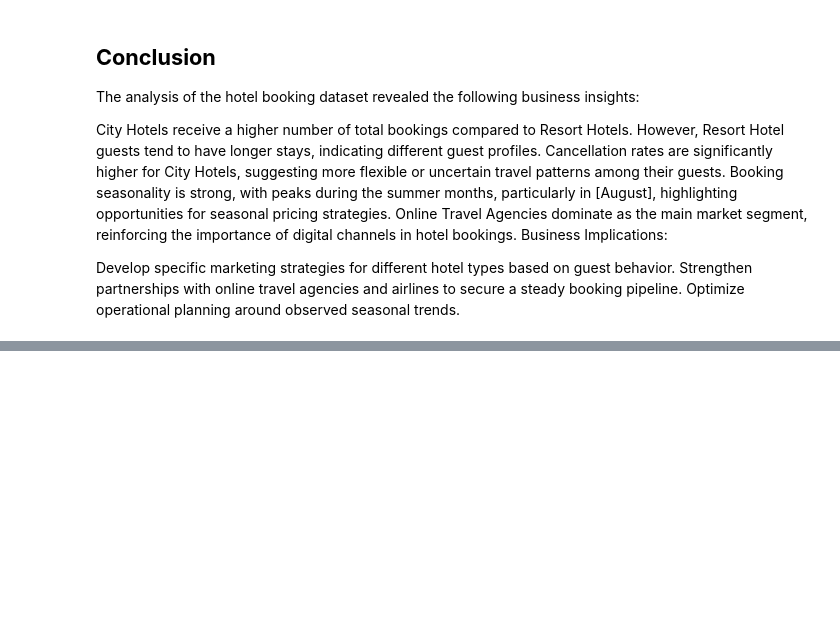
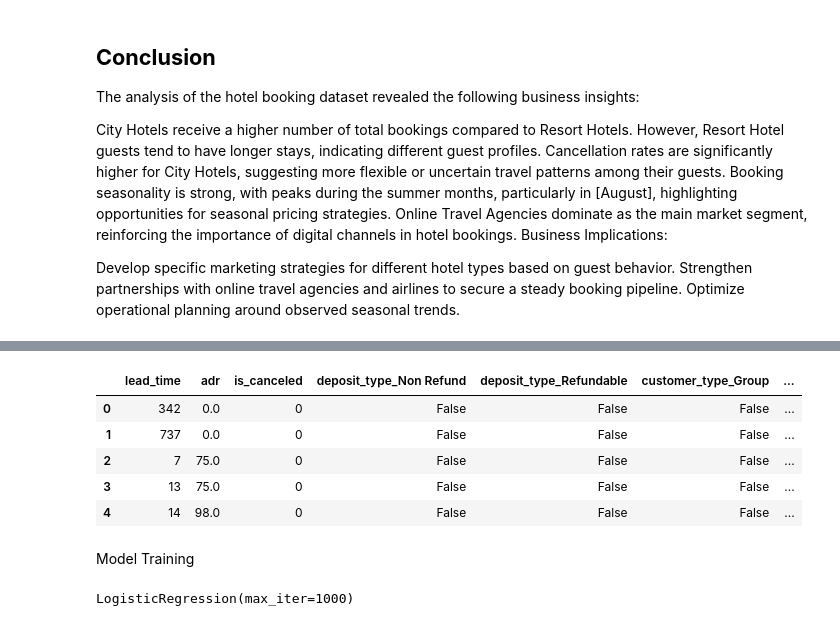
Before and after one commit to LuisaPolicarpo/Hotel, a Jupyter notebook: Hotel.ipynb, the cells around one changed output, grey strips where cells are left out. Saved outputs shown, nothing was run; the diff lists cells and outputs as text; code cells hidden in the pictures; blank space fills up the shorter version.

```diff
--- a/Hotel.ipynb
+++ b/Hotel.ipynb
@@ -453,3 +459,12 @@ Business Implications:
 Develop specific marketing strategies for different hotel types based on guest behavior.
 Strengthen partnerships with online travel agencies and airlines to secure a steady booking pipeline.
 Optimize operational planning around observed seasonal trends.
+# %%
+# Selecting relevant features
+features = ['lead_time', 'adr', 'deposit_type', 'customer_type', 'market_segment', 'is_canceled']
+
+# Subset the dataframe
+
+df_cancellation = df[features]
+
+df_cancellation.head()
@@ -455,0 +478,10 @@ Optimize operational planning around observed seasonal trends.
+# %%
+df_cancellation_encoded = pd.get_dummies(df_cancellation, drop_first=True)
+df_cancellation_encoded.head()
+# %% [output]
+|  | lead_time | adr | is_canceled | deposit_type_Non Refund | deposit_type_Refundable | customer_type_Group | ... |
+| 0 | 342 | 0.0 | 0 | False | False | False | ... |
+| 1 | 737 | 0.0 | 0 | False | False | False | ... |
+| 2 | 7 | 75.0 | 0 | False | False | False | ... |
+| 3 | 13 | 75.0 | 0 | False | False | False | ... |
+| 4 | 14 | 98.0 | 0 | False | False | False | ... |
@@ -455,0 +495,8 @@ Optimize operational planning around observed seasonal trends.
+# %% [markdown]
+Model Training
+# %%
+model = LogisticRegression(max_iter=1000)
+
+model.fit(X_train, y_train)
+# %% [output]
+LogisticRegression(max_iter=1000)
```
Also changed, not shown: parts of 13 cells of this notebook.
